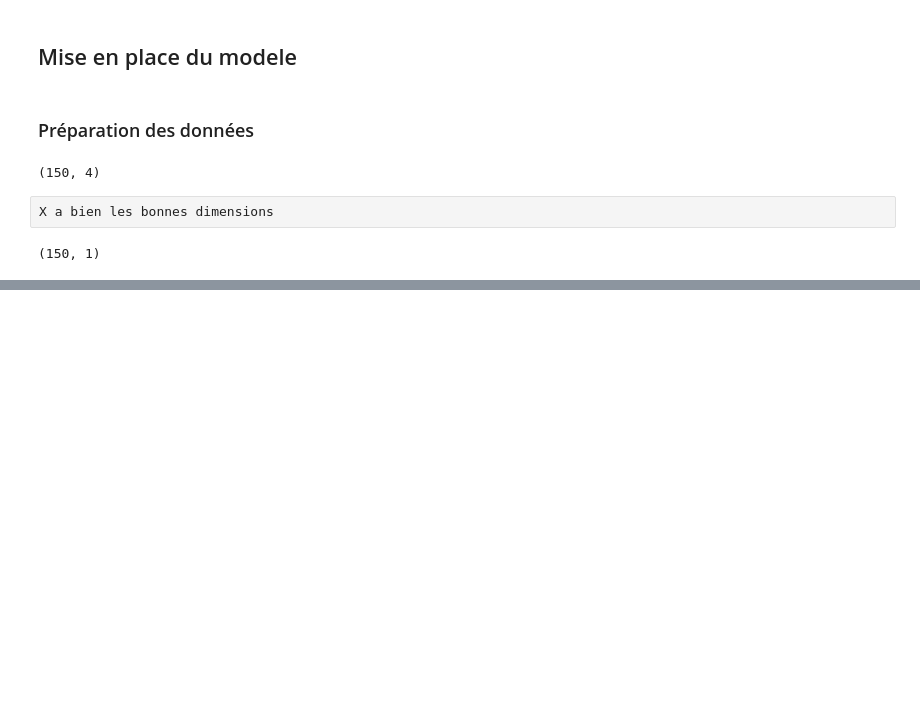
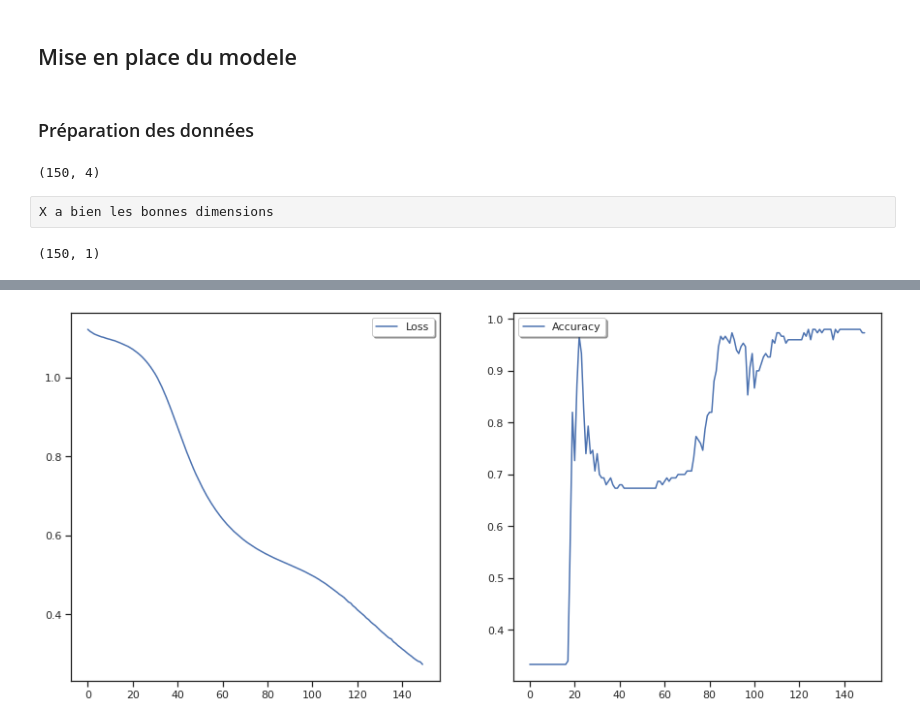
Before and after one commit to nromari/Keras_Iris, a Jupyter notebook: TP_Iris.ipynb, the cells around one changed output, grey strips where cells are left out. Saved outputs shown, nothing was run; the diff lists cells and outputs as text; code cells hidden in the pictures; blank space fills up the shorter version.

```diff
--- a/TP_Iris.ipynb
+++ b/TP_Iris.ipynb
@@ -143,0 +120,2 @@ Y.shape
+# %%
+Y_onehot = np_utils.to_categorical(Y_encod) #Y est trié selon les catégories càd selon les 3 sorties attendues
@@ -143,0 +154,10 @@ Y.shape
+# %%
+#choix d'un modèle séquentiel
+model = Sequential()
+#1ère couche dense composée de 10 neuronnes pour les 4 inputs (mesures métriques). La fonction est sigmoïde
+model.add(Dense(10, input_dim=4, activation="sigmoid"))
+#2eme et 3éme couches denses : idem 1ère en diminuant le nombre de neuronnes (pas besoin de préciser les inputs)
+model.add(Dense(8, activation="sigmoid"))
+model.add(Dense(6, activation="sigmoid"))
+#dernière couche dense : le nbre de neuronnes doit correspondre aux nombres de catégories (species)
+model.add(Dense(3, activation="sigmoid"))
@@ -143,0 +188,5 @@ Y.shape
+# %%
+model.compile(loss = 'categorical_crossentropy', optimizer = 'adam', metrics = ['accuracy'])
+#Il y a plus de 2 ouput, on choisit donc une focntion loss de type categorical_crossentropy
+# %%
+history = model.fit(X, Y_onehot, epochs=150, batch_size=10,verbose=1)
@@ -143,0 +211,11 @@ Y.shape
+# %%
+#Représentation graphiques des performances du modèle
+plt.figure(figsize=(15,7))
+ax1 = plt.subplot(1,2,1)
+ax1.plot(history.history['loss'], color='b', label='Loss')
+legend = ax1.legend(loc='best', shadow=True)
+ax2 = plt.subplot(1,2,2)
+ax2.plot(history.history['accuracy'], color='b', label='Accuracy')
+legend = ax2.legend(loc='best', shadow=True)
+# %% [output]
+[figure, added]
```
Also changed, not shown: parts of 46 cells of this notebook.
